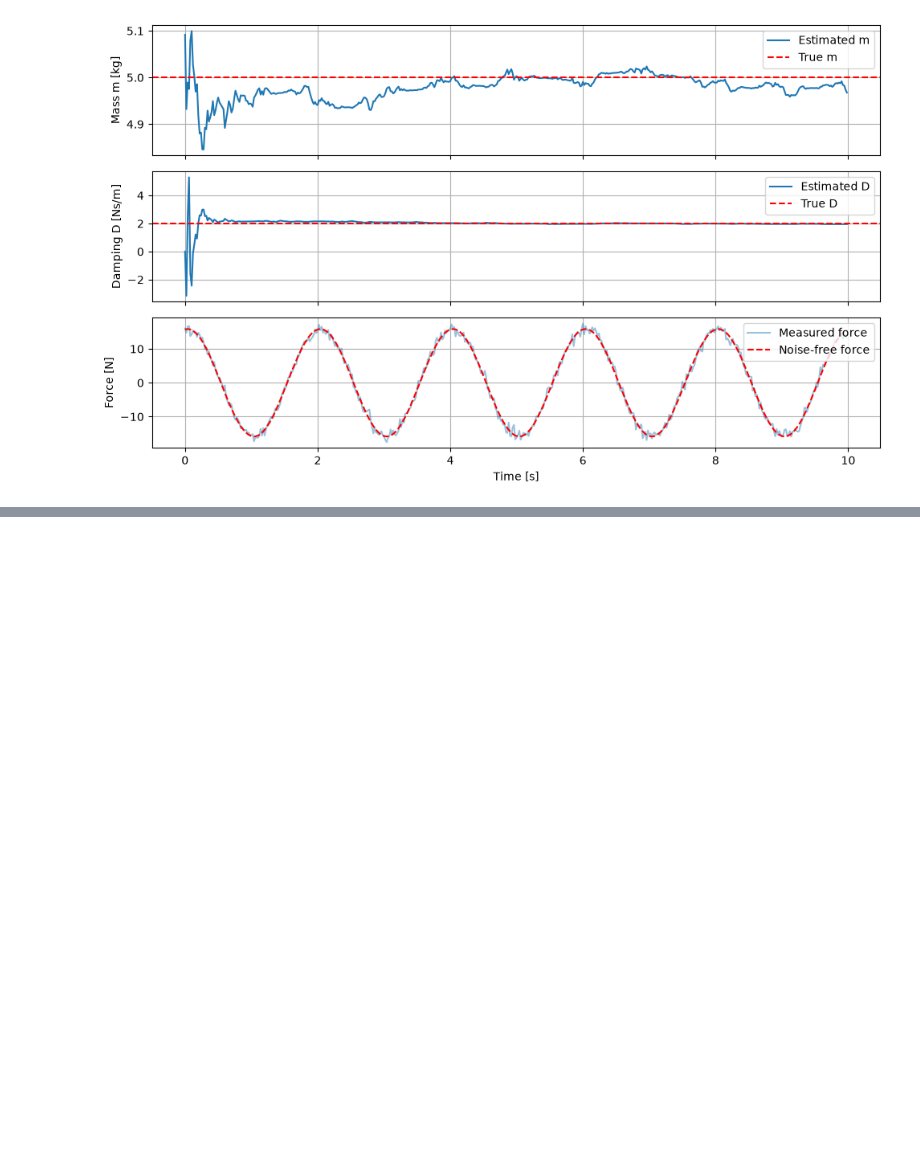
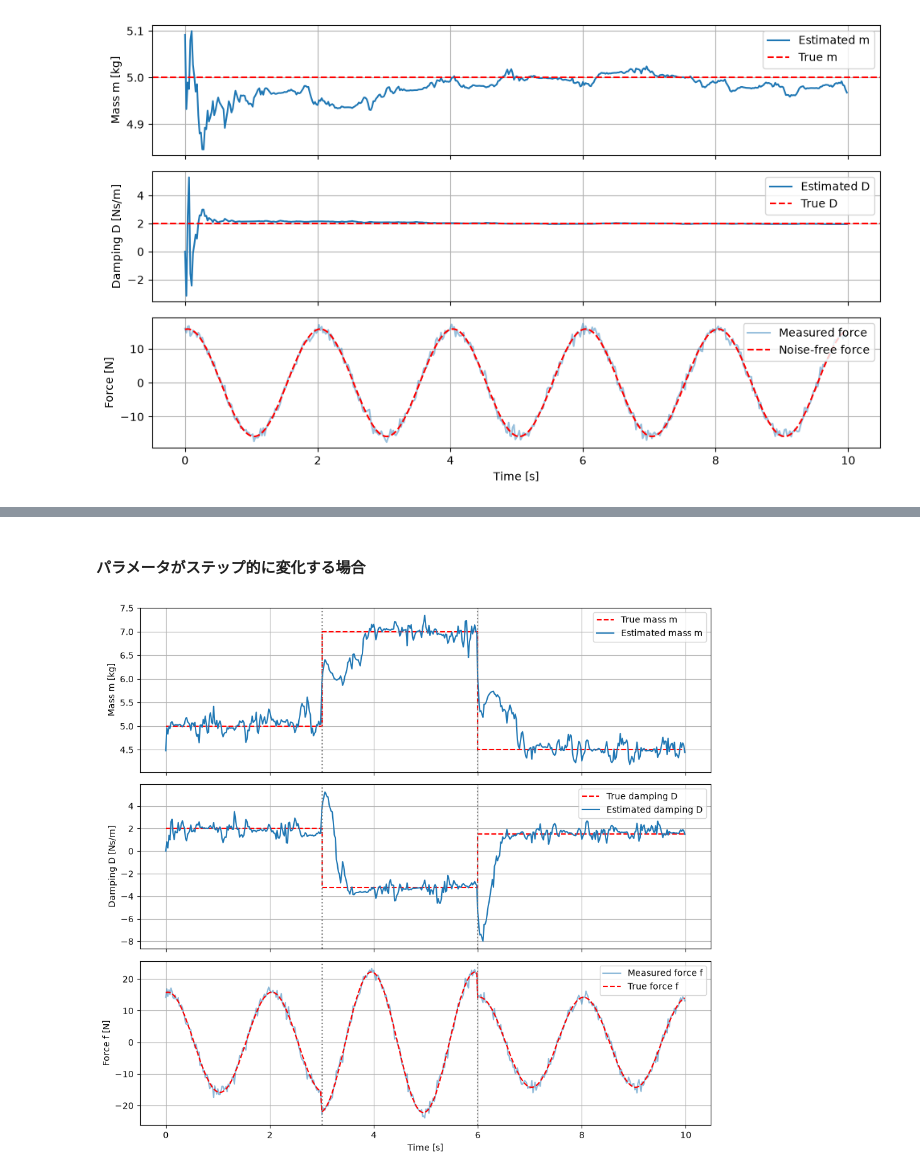
Before and after one commit to hideto008/learning_estimation_method, a Jupyter notebook: Estimate_Parameter_using_Kalmanfilter.ipynb, the cells around one changed output, grey strips where cells are left out. Saved outputs shown, nothing was run; the diff lists cells and outputs as text; code cells hidden in the pictures; blank space fills up the shorter version.

```diff
--- a/Estimate_Parameter_using_Kalmanfilter.ipynb
+++ b/Estimate_Parameter_using_Kalmanfilter.ipynb
@@ -270,0 +360,69 @@ plt.show()
+# %% [markdown]
+#### パラメータがステップ的に変化する場合
+# %%
+# m と D がそれぞれ2回ステップ変化するシミュレーション
+
+step_time_1 = 3.0
+step_time_2 = 6.0
+
+# m: 5 -> 7 -> 4.5 kg、D: 2 -> 3.2 -> 1.5 Ns/m
+true_mass_step = np.where(
+    time < step_time_1,
+    5.0,
+    np.where(time < step_time_2, 7.0, 4.5),
+)
+true_damping_step = np.where(
+    time < step_time_1,
+    2.0,
+    np.where(time < step_time_2, -3.2, 1.5),
+)
+true_parameters_step = np.column_stack((true_mass_step, true_damping_step))
+
+# ステップ状の真値から力を生成し、観測ノイズを加える
+force_true_step = np.sum(z_data * true_parameters_step, axis=1)
+measurement_noise_step = rng.normal(0.0, measurement_noise_std, sample_count)
+force_measured_step = force_true_step + measurement_noise_step
+
+# Q を設定し、急なパラメータ変化に追従させる
+kalman_filter_step = KalmanFilter(
+    initial_parameters=np.array([0.0, 0.0]),
+    variance_of_initial_parameter_errors=np.array([10.0, 10.0]),
+    variance_of_mesurement=measurement_variance,
+    covariance_matrix_of_parameters=np.diag([2e-2, 2e-1]),
+)
+
+estimated_parameters_step = np.zeros((sample_count, 2))
+for k in range(sample_count):
+    estimated_parameters_step[k] = kalman_filter_step.calculate_parameters(
+        y=force_measured_step[k],
+        z=z_data[k],
+    )
+
+fig, axes = plt.subplots(3, 1, figsize=(10, 9), sharex=True)
+axes[0].step(time, true_mass_step, where="post", color="red", linestyle="--", label="True mass m")
+axes[0].plot(time, estimated_parameters_step[:, 0], label="Estimated mass m")
+axes[0].set_ylabel("Mass m [kg]")
+axes[0].legend()
+axes[0].grid(True)
+
+axes[1].step(time, true_damping_step, where="post", color="red", linestyle="--", label="True damping D")
+axes[1].plot(time, estimated_parameters_step[:, 1], label="Estimated damping D")
+axes[1].set_ylabel("Damping D [Ns/m]")
+axes[1].legend()
+axes[1].grid(True)
+
+axes[2].plot(time, force_measured_step, alpha=0.5, label="Measured force f")
+axes[2].plot(time, force_true_step, color="red", linestyle="--", label="True force f")
+axes[2].set_xlabel("Time [s]")
+axes[2].set_ylabel("Force f [N]")
+axes[2].legend()
+axes[2].grid(True)
+
+for ax in axes:
+    ax.axvline(step_time_1, color="gray", linestyle=":")
+    ax.axvline(step_time_2, color="gray", linestyle=":")
+
+plt.tight_layout()
+plt.show()
+# %% [output]
+[figure, added]
```
Also changed, not shown: parts of 6 cells of this notebook.
